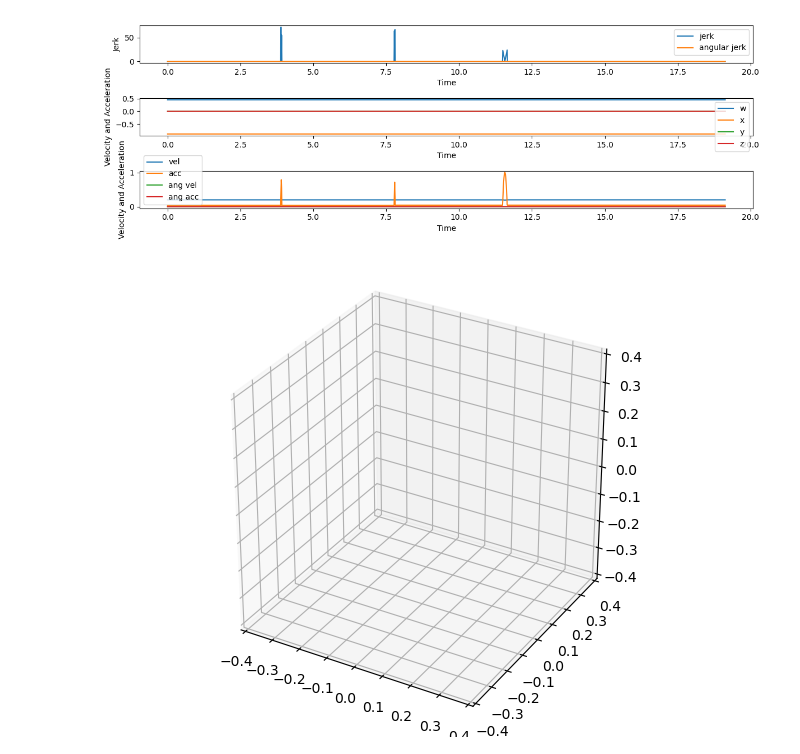
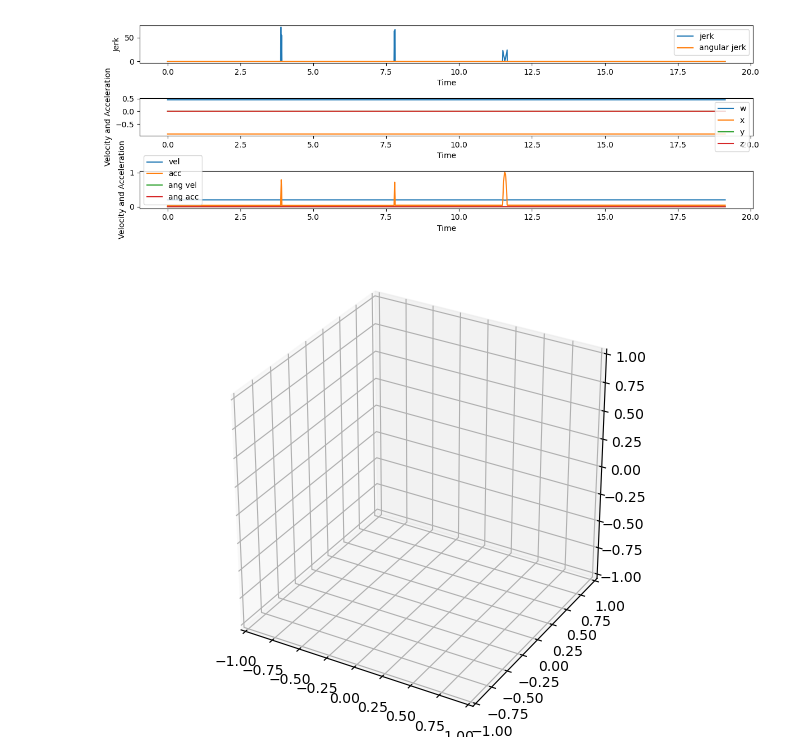
Before and after one commit to JTem/Masterthesis, a Jupyter notebook: QuinticPoseBlends.ipynb, the cells around one changed output. Drawn from its saved outputs; the diff is of its cells as text; code cells hidden in the pictures.

```diff
--- a/QuinticPoseBlends.ipynb
+++ b/QuinticPoseBlends.ipynb
@@ -66,11 +66,11 @@ rx = np.array([1,0,0])
 ry = np.array([0,1,0])
 rz = np.array([0,0,1])
 
-q1 = Quaternion.fromAxisAngle(-np.pi*0.7, rx)
+q1 = Quaternion.fromAxisAngle(-np.pi*0.0, rx)
 
 
-QC = [q1, q1, q1, q1, q1, q1]
-PC = [p1, p2, p3, p4, p5, p6]
+QC = [q1, q1, q1, q1]
+PC = [p1, p2, p3, p4]
 
 movec = PoseC(PC, QC, 0.2, 2)
 segmentsL = movec.getArcList()
@@ -193,7 +191,7 @@ fig_3d = plt.figure()
 # Create 3D axes
 ax_3d = fig_3d.add_subplot(111, projection='3d')
 fig_3d.canvas.header_visible = False
-size = 0.4
+size = 1
 ax_3d.set_xlim([-size, size])
 ax_3d.set_ylim([-size, size])
 ax_3d.set_zlim([-size, size])
@@ -209,33 +207,33 @@ def update(frame):
     ax_3d.set_facecolor('white')
     ax_3d.set_axis_off()
     for spine in ax_3d.spines.values():
         spine.set_visible(False)
 
     # Draw the trajectory
     ax_3d.plot(x, y, z, label='Trajectory')
 
     # Draw the dot at the current position
     ax_3d.scatter(x[frame], y[frame], z[frame], color='red')
 
     R = quaternion_list[frame].asRotationMatrix()*0.15
     # Draw coordinate frame (quiver arrows)
     #x_axis = ax.quiver(*start_point, *R[:,0], arrow_length_ratio = 0.1, linewidth = 1, color='r')
     ax_3d.quiver(x[frame], y[frame], z[frame], *R[:,0], color='red', label='X')
     ax_3d.quiver(x[frame], y[frame], z[frame], *R[:,1], color='green', label='Y')
     ax_3d.quiver(x[frame], y[frame], z[frame], *R[:,2], color='blue', label='Z')
 
     # Set labels and legend
     ax_3d.set_xlabel('X')
     ax_3d.set_ylabel('Y')
     ax_3d.set_zlabel('Z')
     ax_3d.legend()
 
 # Create the FuncAnimation object with a smaller interval for faster animation
 ani = animation.FuncAnimation(fig_3d, update, frames=len(x), repeat=False, interval=0.01)
 
 # Display the animation
 plt.show()
 # %% [output]
-[figure, old version]
+[figure, new version]
 # %%
 ani.event_source.stop()
```
Also changed, not shown: parts of 2 cells of this notebook, 13 other files.
